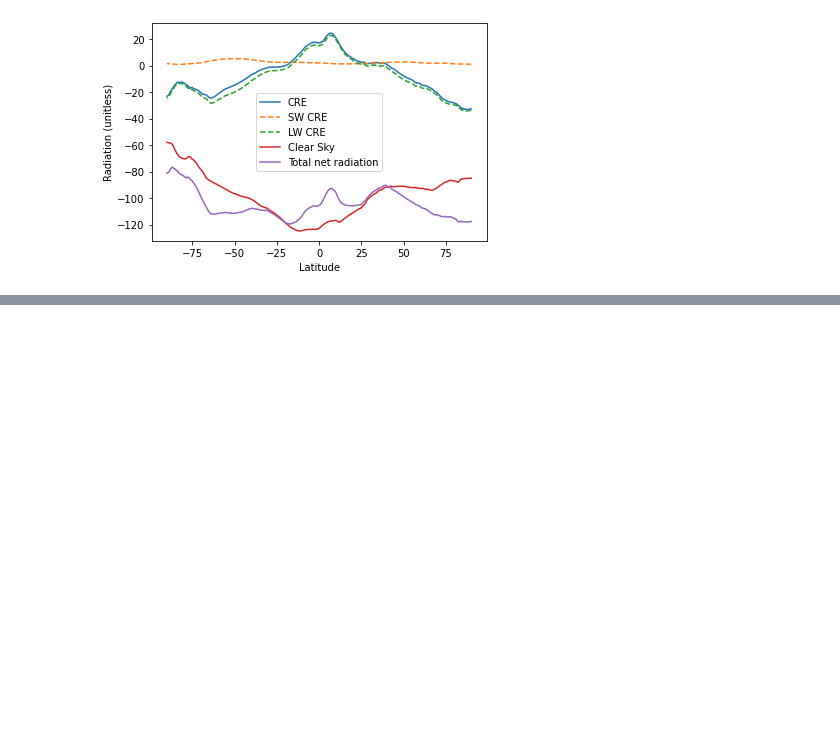
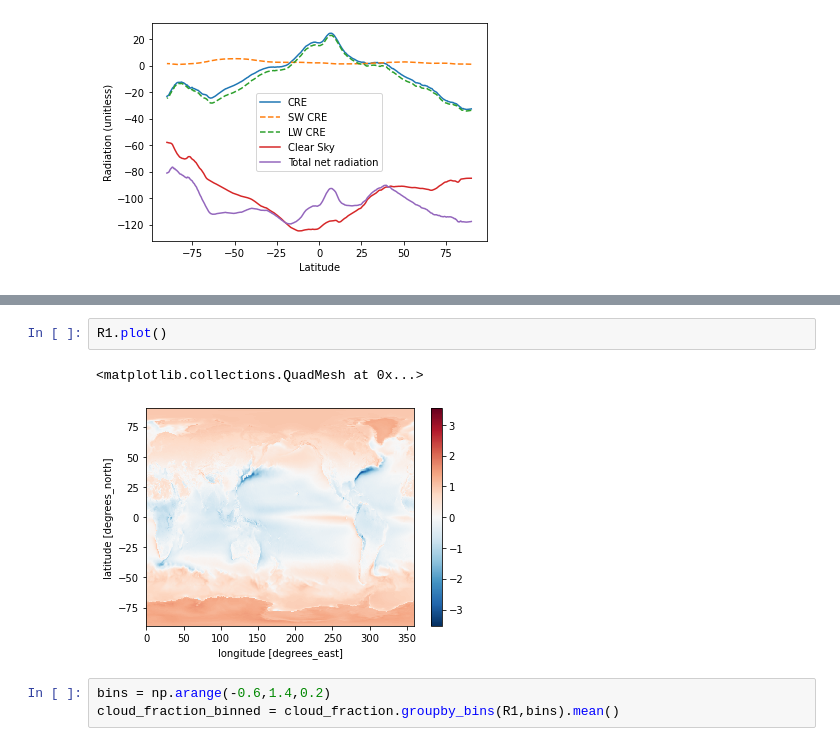
Before and after one commit to margueriti/rossbypalooza2022_CRE, a Jupyter notebook: test_liuxhy.ipynb, the cells around one changed output, grey strips where cells are left out. Drawn from its saved outputs; the diff is of its cells as text; blank space fills up the shorter version.

```diff
--- a/test_liuxhy.ipynb
+++ b/test_liuxhy.ipynb
@@ -163,0 +167,8 @@ np.size(lon)
+# %%
+R1.plot()
+# %% [output]
+<matplotlib.collections.QuadMesh at 0x...>
+[figure, added]
+# %%
+bins = np.arange(-0.6,1.4,0.2)
+cloud_fraction_binned = cloud_fraction.groupby_bins(R1,bins).mean()
```
Also changed, not shown: parts of 15 cells of this notebook, 1 other file.
